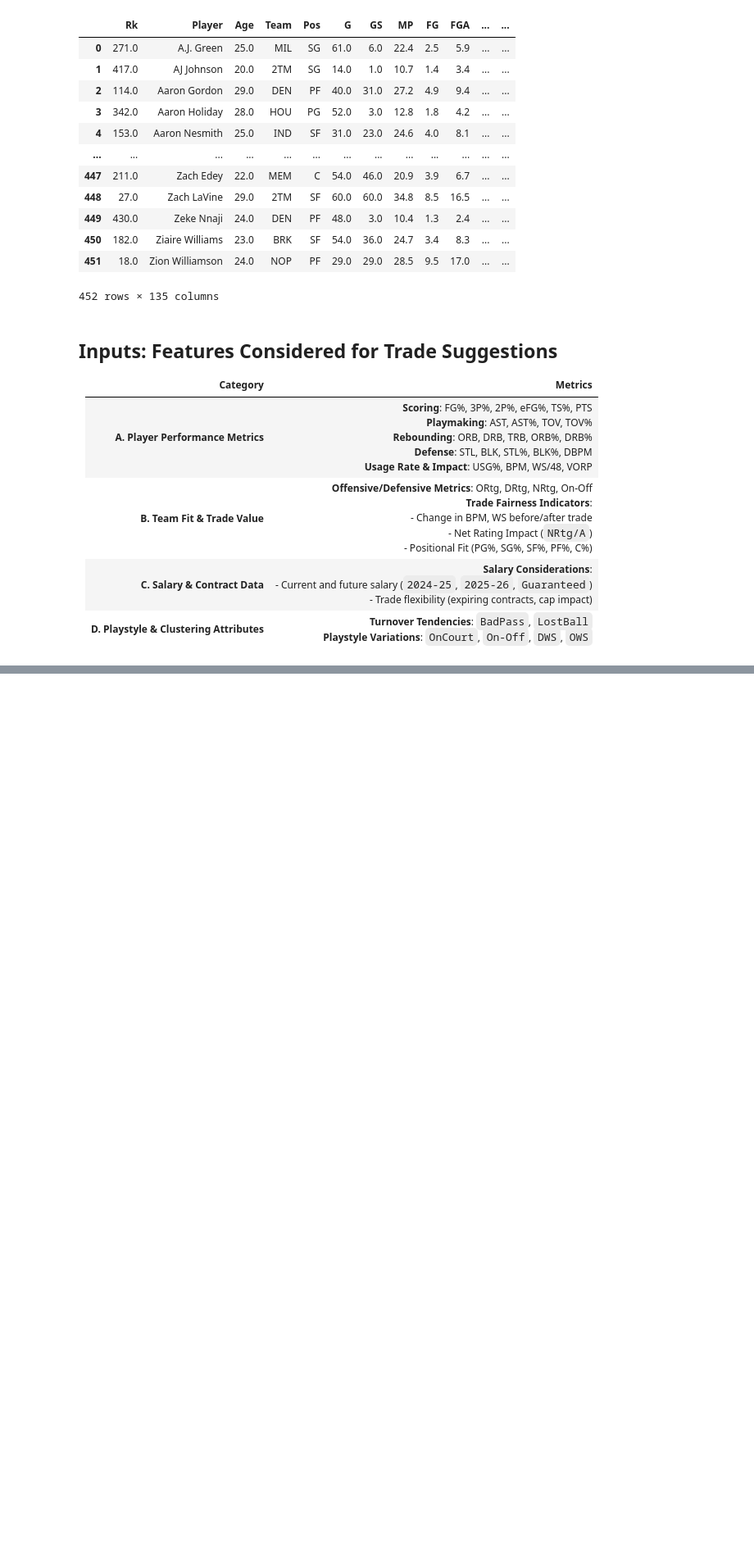
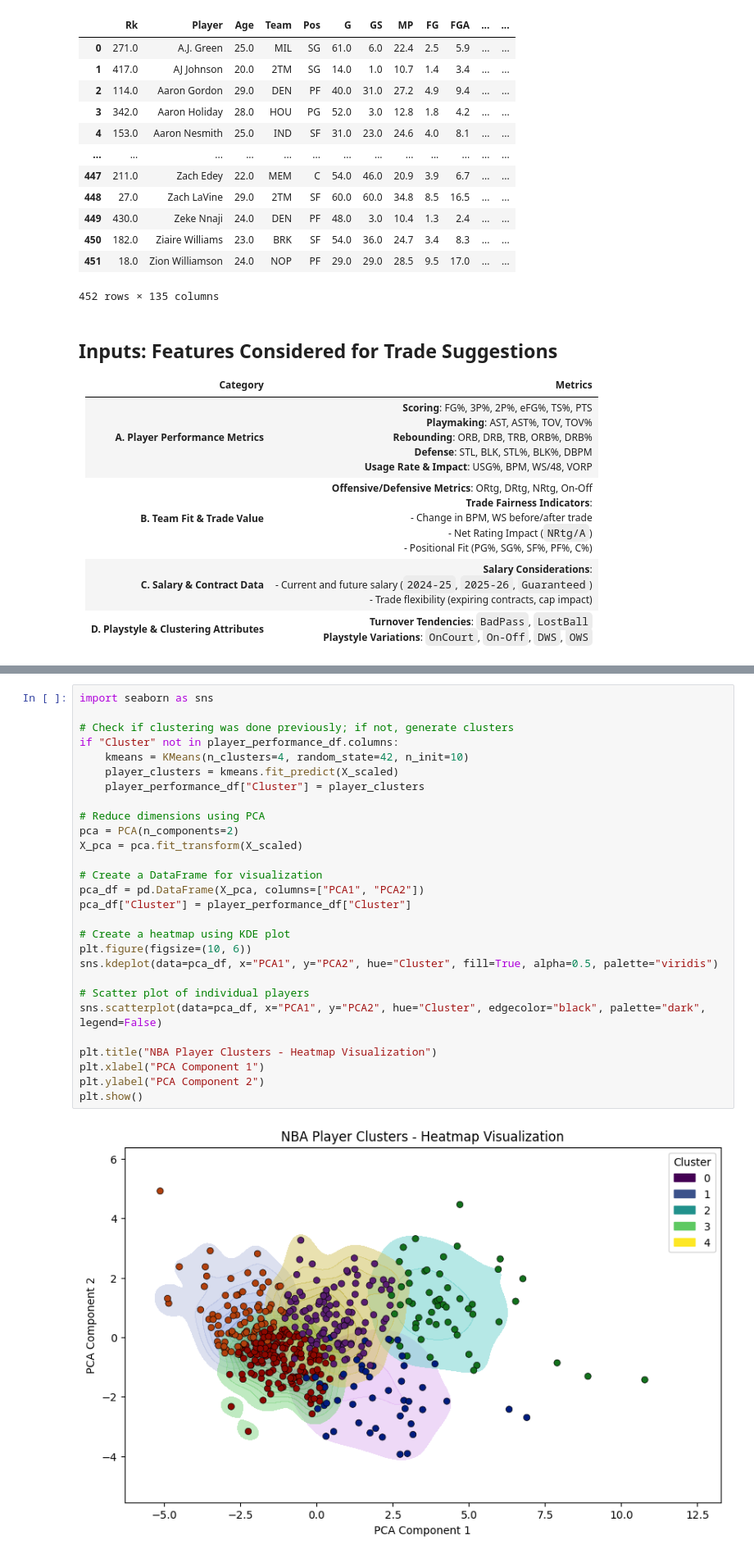
Before and after one commit to Makster04/Phase_4_Project, a Jupyter notebook: Project.ipynb, the cells around one changed output, grey strips where cells are left out. Shown: that part at 82% size. Drawn from its saved outputs; the diff is of its cells as text; blank space fills up the shorter version.

```diff
--- a/Project.ipynb
+++ b/Project.ipynb
@@ -341,0 +402,30 @@ print(Playstyle_Clustering_df)
+# %%
+import seaborn as sns
+
+# Check if clustering was done previously; if not, generate clusters
+if "Cluster" not in player_performance_df.columns:
+    kmeans = KMeans(n_clusters=4, random_state=42, n_init=10)
+    player_clusters = kmeans.fit_predict(X_scaled)
+    player_performance_df["Cluster"] = player_clusters
+
+# Reduce dimensions using PCA
+pca = PCA(n_components=2)
+X_pca = pca.fit_transform(X_scaled)
+
+# Create a DataFrame for visualization
+pca_df = pd.DataFrame(X_pca, columns=["PCA1", "PCA2"])
+pca_df["Cluster"] = player_performance_df["Cluster"]
+
+# Create a heatmap using KDE plot
+plt.figure(figsize=(10, 6))
+sns.kdeplot(data=pca_df, x="PCA1", y="PCA2", hue="Cluster", fill=True, alpha=0.5, palette="viridis")
+
+# Scatter plot of individual players
+sns.scatterplot(data=pca_df, x="PCA1", y="PCA2", hue="Cluster", edgecolor="black", palette="dark", legend=False)
+
+plt.title("NBA Player Clusters - Heatmap Visualization")
+plt.xlabel("PCA Component 1")
+plt.ylabel("PCA Component 2")
+plt.show()
+# %% [output]
+[figure, added]
```
Also changed, not shown: parts of 6 cells of this notebook, 2 other files.
